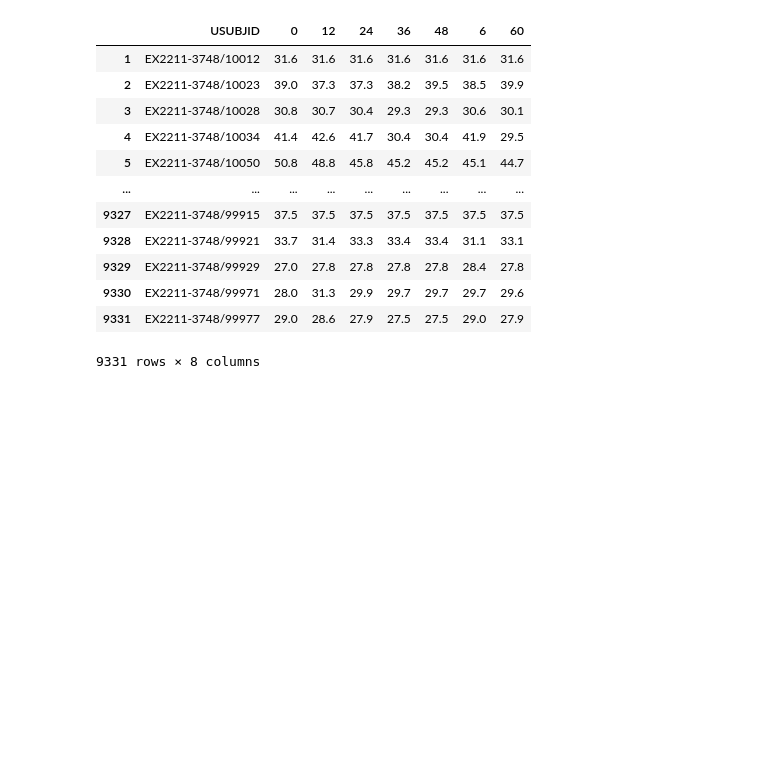
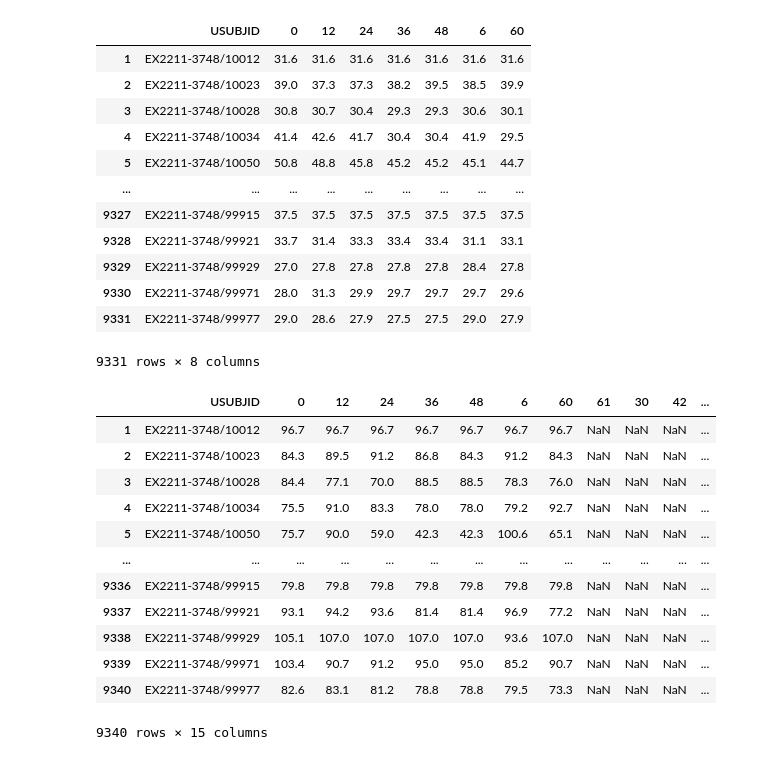
Before and after one commit to xwshen51/frengression, a Jupyter notebook: leader/simulation_leader.ipynb, the cells around one changed output. Cells and saved outputs as stored; diff of their text form; code cells hidden in the pictures; blank space fills up the shorter version.

```diff
--- a/leader/simulation_leader.ipynb
+++ b/leader/simulation_leader.ipynb
@@ -576,3 +620,19 @@ df_bmi
 | 9330 | EX2211-3748/99971 | 28.0 | 31.3 | 29.9 | 29.7 | 29.7 | 29.7 | 29.6 |
 | 9331 | EX2211-3748/99977 | 29.0 | 28.6 | 27.9 | 27.5 | 27.5 | 29.0 | 27.9 |
 9331 rows × 8 columns
+# %%
+df_egfr
+# %% [output]
+|  | USUBJID | 0 | 12 | 24 | 36 | 48 | 6 | 60 | 61 | 30 | 42 | ... |
+| 1 | EX2211-3748/10012 | 96.7 | 96.7 | 96.7 | 96.7 | 96.7 | 96.7 | 96.7 | NaN | NaN | NaN | ... |
+| 2 | EX2211-3748/10023 | 84.3 | 89.5 | 91.2 | 86.8 | 84.3 | 91.2 | 84.3 | NaN | NaN | NaN | ... |
+| 3 | EX2211-3748/10028 | 84.4 | 77.1 | 70.0 | 88.5 | 88.5 | 78.3 | 76.0 | NaN | NaN | NaN | ... |
+| 4 | EX2211-3748/10034 | 75.5 | 91.0 | 83.3 | 78.0 | 78.0 | 79.2 | 92.7 | NaN | NaN | NaN | ... |
+| 5 | EX2211-3748/10050 | 75.7 | 90.0 | 59.0 | 42.3 | 42.3 | 100.6 | 65.1 | NaN | NaN | NaN | ... |
+| ... | ... | ... | ... | ... | ... | ... | ... | ... | ... | ... | ... | ... |
+| 9336 | EX2211-3748/99915 | 79.8 | 79.8 | 79.8 | 79.8 | 79.8 | 79.8 | 79.8 | NaN | NaN | NaN | ... |
+| 9337 | EX2211-3748/99921 | 93.1 | 94.2 | 93.6 | 81.4 | 81.4 | 96.9 | 77.2 | NaN | NaN | NaN | ... |
+| 9338 | EX2211-3748/99929 | 105.1 | 107.0 | 107.0 | 107.0 | 107.0 | 93.6 | 107.0 | NaN | NaN | NaN | ... |
+| 9339 | EX2211-3748/99971 | 103.4 | 90.7 | 91.2 | 95.0 | 95.0 | 85.2 | 90.7 | NaN | NaN | NaN | ... |
+| 9340 | EX2211-3748/99977 | 82.6 | 83.1 | 81.2 | 78.8 | 78.8 | 79.5 | 73.3 | NaN | NaN | NaN | ... |
+9340 rows × 15 columns
```
Also changed, not shown: parts of 8 cells of this notebook.
